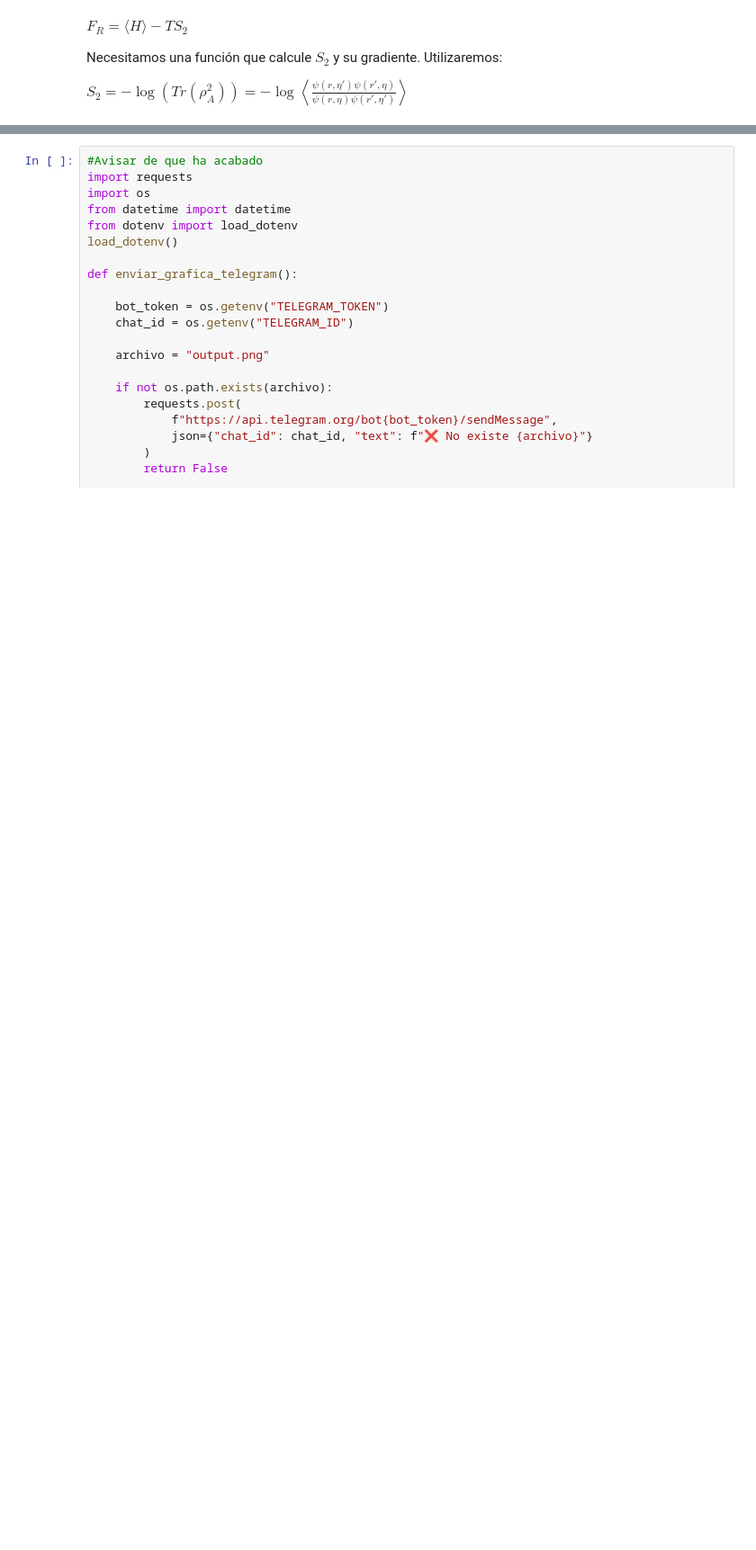
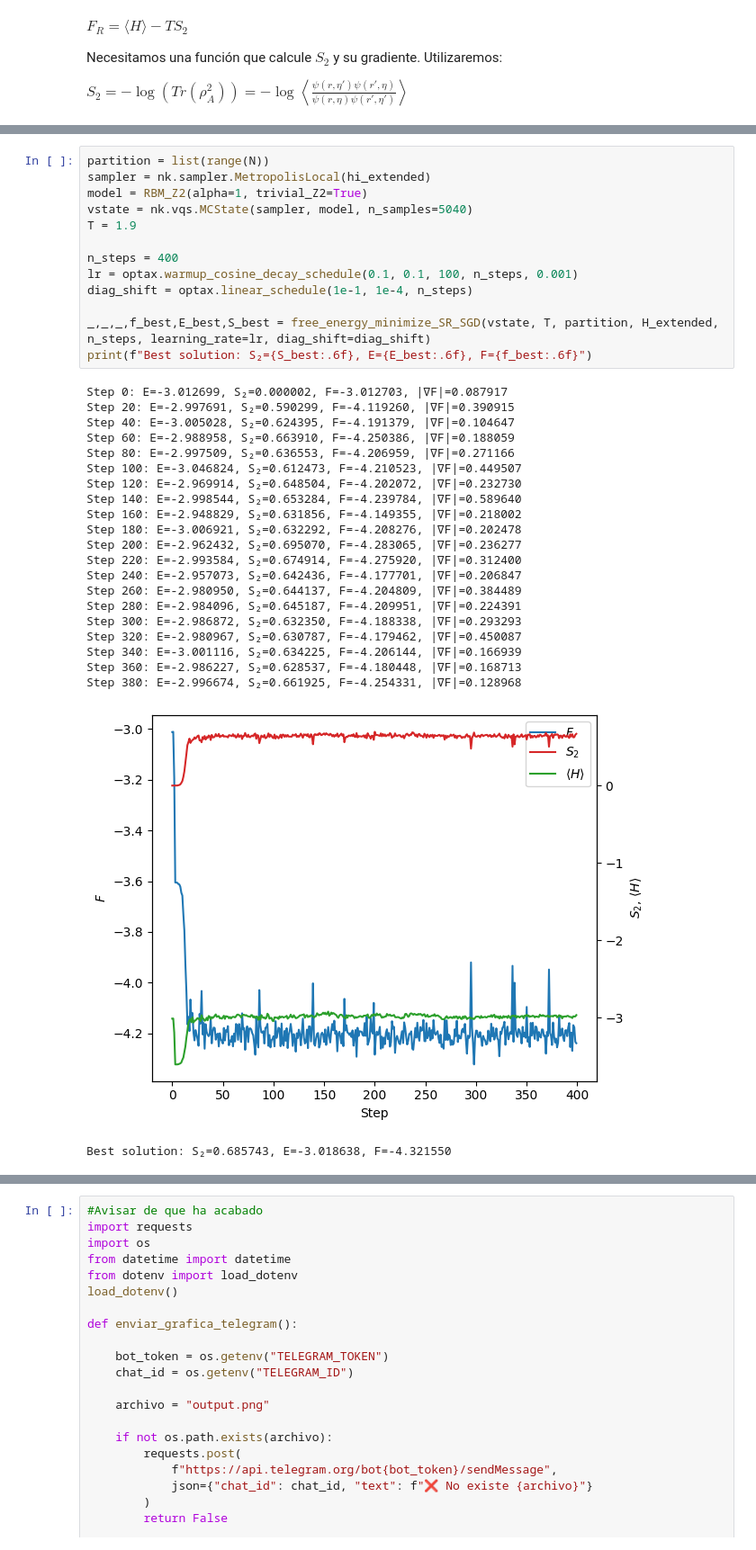
Before and after one commit to ismaelcastrouimp/TFM, a Jupyter notebook: Ancilla_Ising.ipynb, the cells around one changed output, grey strips where cells are left out. Shown at 90% size. Cells and saved outputs as stored; diff of their text form; blank space fills up the shorter version.

```diff
--- a/Ancilla_Ising.ipynb
+++ b/Ancilla_Ising.ipynb
@@ -2939,0 +1455,36 @@ plt.show()
+# %%
+partition = list(range(N))
+sampler = nk.sampler.MetropolisLocal(hi_extended)
+model = RBM_Z2(alpha=1, trivial_Z2=True)
+vstate = nk.vqs.MCState(sampler, model, n_samples=5040)
+T = 1.9
+
+n_steps = 400
+lr = optax.warmup_cosine_decay_schedule(0.1, 0.1, 100, n_steps, 0.001)
+diag_shift = optax.linear_schedule(1e-1, 1e-4, n_steps)
+
+_,_,_,f_best,E_best,S_best = free_energy_minimize_SR_SGD(vstate, T, partition, H_extended, n_steps, learning_rate=lr, diag_shift=diag_shift)
+print(f"Best solution: S₂={S_best:.6f}, E={E_best:.6f}, F={f_best:.6f}")
+# %% [output]
+Step 0: E=-3.012699, S₂=0.000002, F=-3.012703, |∇F|=0.087917
+Step 20: E=-2.997691, S₂=0.590299, F=-4.119260, |∇F|=0.390915
+Step 40: E=-3.005028, S₂=0.624395, F=-4.191379, |∇F|=0.104647
+Step 60: E=-2.988958, S₂=0.663910, F=-4.250386, |∇F|=0.188059
+Step 80: E=-2.997509, S₂=0.636553, F=-4.206959, |∇F|=0.271166
+Step 100: E=-3.046824, S₂=0.612473, F=-4.210523, |∇F|=0.449507
+Step 120: E=-2.969914, S₂=0.648504, F=-4.202072, |∇F|=0.232730
+Step 140: E=-2.998544, S₂=0.653284, F=-4.239784, |∇F|=0.589640
+Step 160: E=-2.948829, S₂=0.631856, F=-4.149355, |∇F|=0.218002
+Step 180: E=-3.006921, S₂=0.632292, F=-4.208276, |∇F|=0.202478
+Step 200: E=-2.962432, S₂=0.695070, F=-4.283065, |∇F|=0.236277
+Step 220: E=-2.993584, S₂=0.674914, F=-4.275920, |∇F|=0.312400
+Step 240: E=-2.957073, S₂=0.642436, F=-4.177701, |∇F|=0.206847
+Step 260: E=-2.980950, S₂=0.644137, F=-4.204809, |∇F|=0.384489
+Step 280: E=-2.984096, S₂=0.645187, F=-4.209951, |∇F|=0.224391
+Step 300: E=-2.986872, S₂=0.632350, F=-4.188338, |∇F|=0.293293
+Step 320: E=-2.980967, S₂=0.630787, F=-4.179462, |∇F|=0.450087
+Step 340: E=-3.001116, S₂=0.634225, F=-4.206144, |∇F|=0.166939
+Step 360: E=-2.986227, S₂=0.628537, F=-4.180448, |∇F|=0.168713
+Step 380: E=-2.996674, S₂=0.661925, F=-4.254331, |∇F|=0.128968
+[figure, added]
+Best solution: S₂=0.685743, E=-3.018638, F=-4.321550
```
Also changed, not shown: parts of 39 cells of this notebook.
